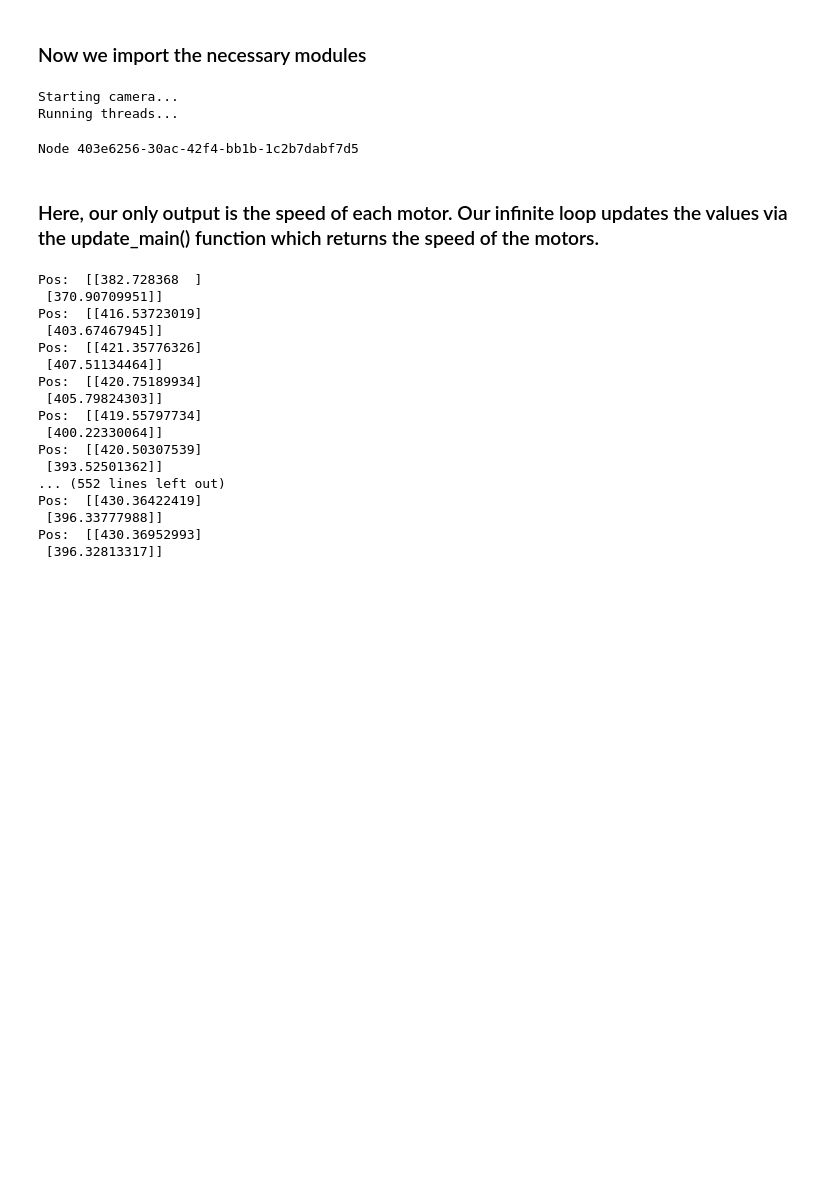
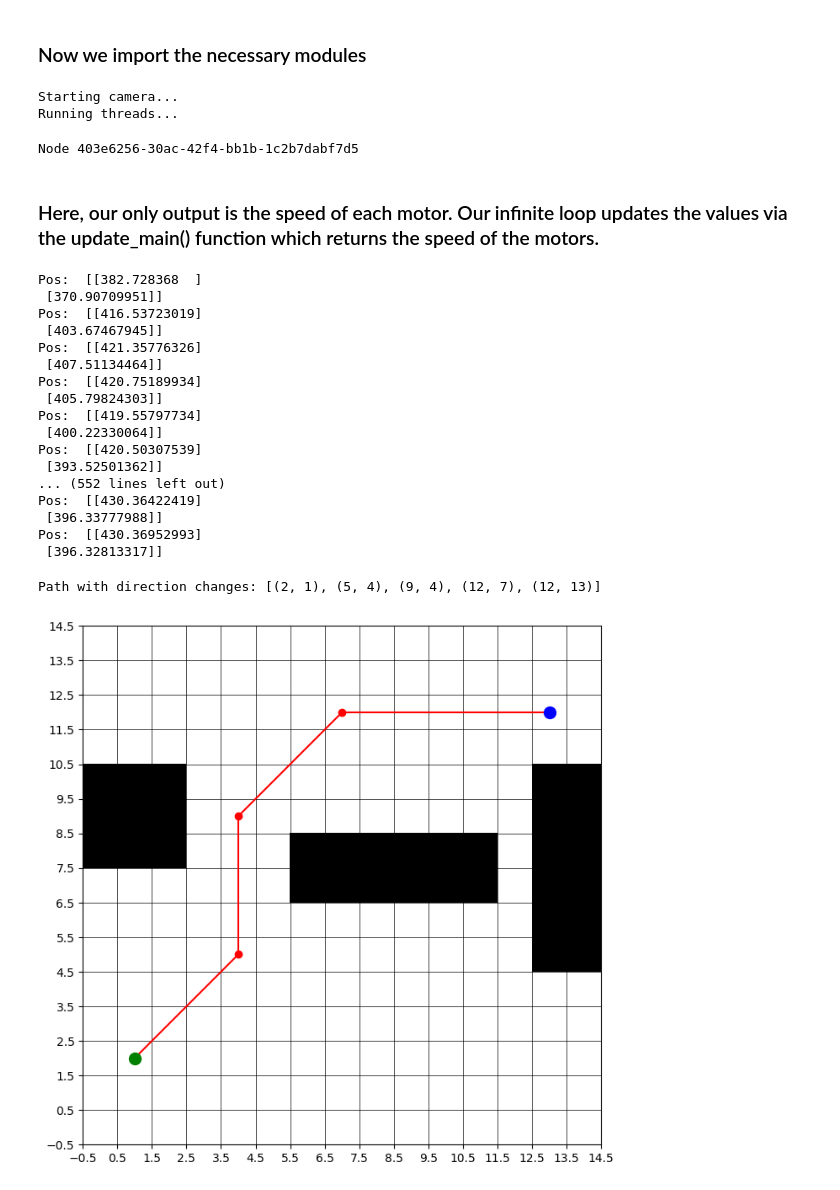
Before and after one commit to Le0wl/Basics_of_mobile_robotics, a Jupyter notebook: report.ipynb, the cells around one changed output. Cells and saved outputs as stored; diff of their text form; code cells hidden in the pictures; blank space fills up the shorter version.

Commit message:
added heuristic

```diff
--- a/report.ipynb
+++ b/report.ipynb
@@ -155,14 +157,20 @@ def is_valid(x, y, grid, robot_size):
                 return False
     return True
 
-def find_shortest_path(grid, start, goal, robot_size):
+from collections import deque
+
+def heuristic(cell, goal):
+    # A simple heuristic function (Euclidean distance)
+    return ((cell[0] - goal[0]) ** 2 + (cell[1] - goal[1]) ** 2) ** 0.5
+
+def find_shortest_path_Astar(grid, start, goal, robot_size):
     directions = [(-1, 0), (1, 0), (0, -1), (0, 1), (-1, -1), (-1, 1), (1, -1), (1, 1)]
-    queue = deque([(start, [])])
+    queue = deque([(start, [],0)])
     visited = set()
     n = len(grid)
 
     while queue:
-        (x, y), path = queue.popleft()
+        (x, y), path, cost = queue.popleft()
         if (x, y) == goal:
             return path + [(x, y)]
 
@@ -171,9 +179,34 @@ def find_shortest_path(grid, start, goal, robot_size):
             for dx, dy in directions:
                 new_x, new_y = x + dx, y + dy
                 if is_valid(new_x, new_y, grid, robot_size) and 0 <= new_x < n and 0 <= new_y < n:
-                    queue.append(((new_x, new_y), path + [(x, y)]))
+                    new_path = path + [(x, y)]
+                    cost = len(new_path) + heuristic((new_x, new_y), goal)
+                    queue.append(((new_x, new_y), new_path, cost))
+
+        # Sort the queue based on the total cost (g(n) + h(n))
+        queue = deque(sorted(queue, key=lambda x: x[2]))
 
     return None
+
+# def find_shortest_path(grid, start, goal, robot_size):
+#     directions = [(-1, 0), (1, 0), (0, -1), (0, 1), (-1, -1), (-1, 1), (1, -1), (1, 1)]
+#     queue = deque([(start, [])])
+#     visited = set()
+#     n = len(grid)
+
+#     while queue:
+#         (x, y), path = queue.popleft()
+#         if (x, y) == goal:
+#             return path + [(x, y)]
+
+#         if (x, y) not in visited and 0 <= x < n and 0 <= y < n:
+#             visited.add((x, y))
+#             for dx, dy in directions:
+#                 new_x, new_y = x + dx, y + dy
+#                 if is_valid(new_x, new_y, grid, robot_size) and 0 <= new_x < n and 0 <= new_y < n:
+#                     queue.append(((new_x, new_y), path + [(x, y)]))
+
+#     return None
 
 
 def plot_grid(grid, path, start, goal):
@@ -222,31 +255,34 @@ grid = np.array([
     [0 ,0 ,0 ,0 ,0 ,0 ,0 ,0 ,0 ,0 ,0 ,0 ,0 ,0 ,0],
     [0 ,0 ,0 ,0 ,0 ,0 ,0 ,0 ,0 ,0 ,0 ,0 ,0 ,0 ,0],
     [0 ,0 ,0 ,0 ,0 ,0 ,0 ,0 ,0 ,0 ,0 ,0 ,0 ,0 ,0],
     [1 ,1 ,1 ,0 ,0 ,0 ,0 ,0 ,0 ,0 ,0 ,0 ,0 ,1 ,1],
     [1 ,1 ,1 ,0 ,0 ,0 ,0 ,0 ,0 ,0 ,0 ,0 ,0 ,1 ,1],
     [1 ,1 ,1 ,0 ,0 ,0 ,1 ,1 ,1 ,1 ,1 ,1 ,0 ,1 ,1],
     [0 ,0 ,0 ,0 ,0 ,0 ,1 ,1 ,1 ,1 ,1 ,1 ,0 ,1 ,1],
     [0 ,0 ,0 ,0 ,0 ,0 ,0 ,0 ,0 ,0 ,0 ,0 ,0 ,1 ,1],
     [0 ,0 ,0 ,0 ,0 ,0 ,0 ,0 ,0 ,0 ,0 ,0 ,0 ,1 ,1],
     [0 ,0 ,0 ,0 ,0 ,0 ,0 ,0 ,0 ,0 ,0 ,0 ,0 ,0 ,0],
     [0 ,0 ,0 ,0 ,0 ,0 ,0 ,0 ,0 ,0 ,0 ,0 ,0 ,0 ,0],
     [0 ,0 ,0 ,0 ,0 ,0 ,0 ,0 ,0 ,0 ,0 ,0 ,0 ,0 ,0],
     [0 ,0 ,0 ,0 ,0 ,0 ,0 ,0 ,0 ,0 ,0 ,0 ,0 ,0 ,0],
     [0 ,0 ,0 ,0 ,0 ,0 ,0 ,0 ,0 ,0 ,0 ,0 ,0 ,0 ,0]
     ])
 
 #filp rows of grid
 grid = np.flip(grid,0)
 
 start_index = (2, 1)  # Replace with the index of your robot
 goal_index = (12, 13)  # Replace with the index of your goal
 robot_size = 2  # Replace with the size of your robot
 
-path = find_shortest_path(grid, start_index, goal_index, robot_size)
+path = find_shortest_path_Astar(grid, start_index, goal_index, robot_size)
 if path:
     direction_changes_path = find_direction_changes(path)
     print("Path with direction changes:", direction_changes_path)
     plot_grid(grid, direction_changes_path, start_index, goal_index)
     # plot_grid(grid, path, start_index, goal_index)
 else:
     print("No path found.")
+# %% [output]
+Path with direction changes: [(2, 1), (5, 4), (9, 4), (12, 7), (12, 13)]
+[figure, added]
```
Also changed, not shown: parts of 1 cell of this notebook.
